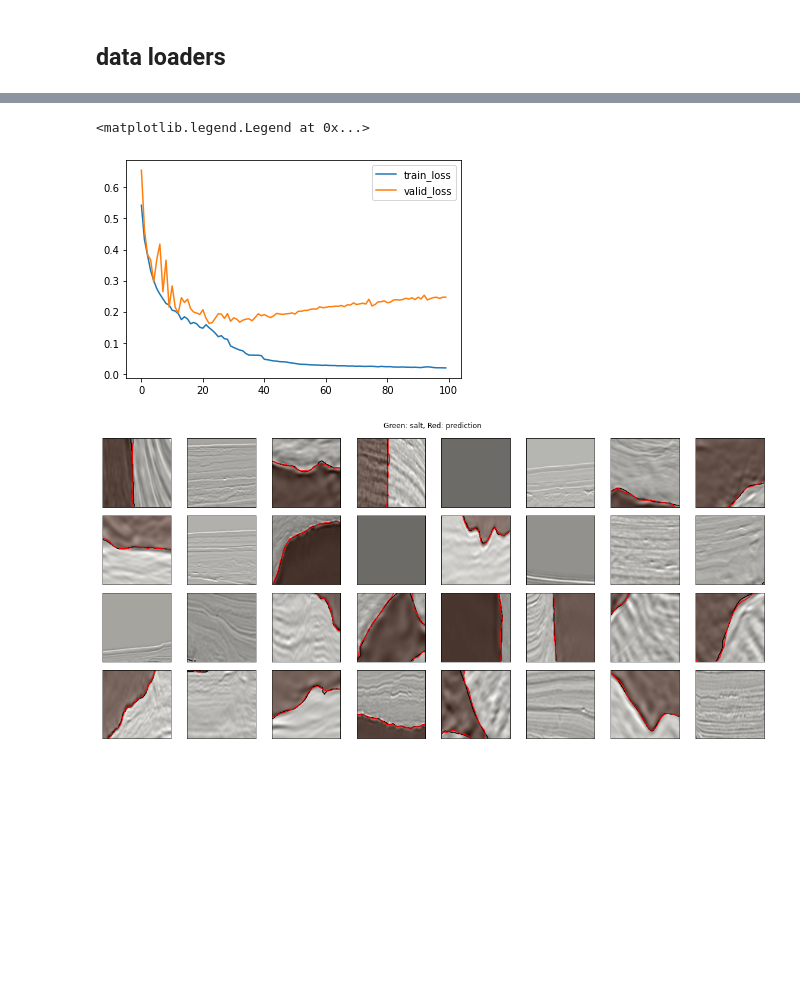
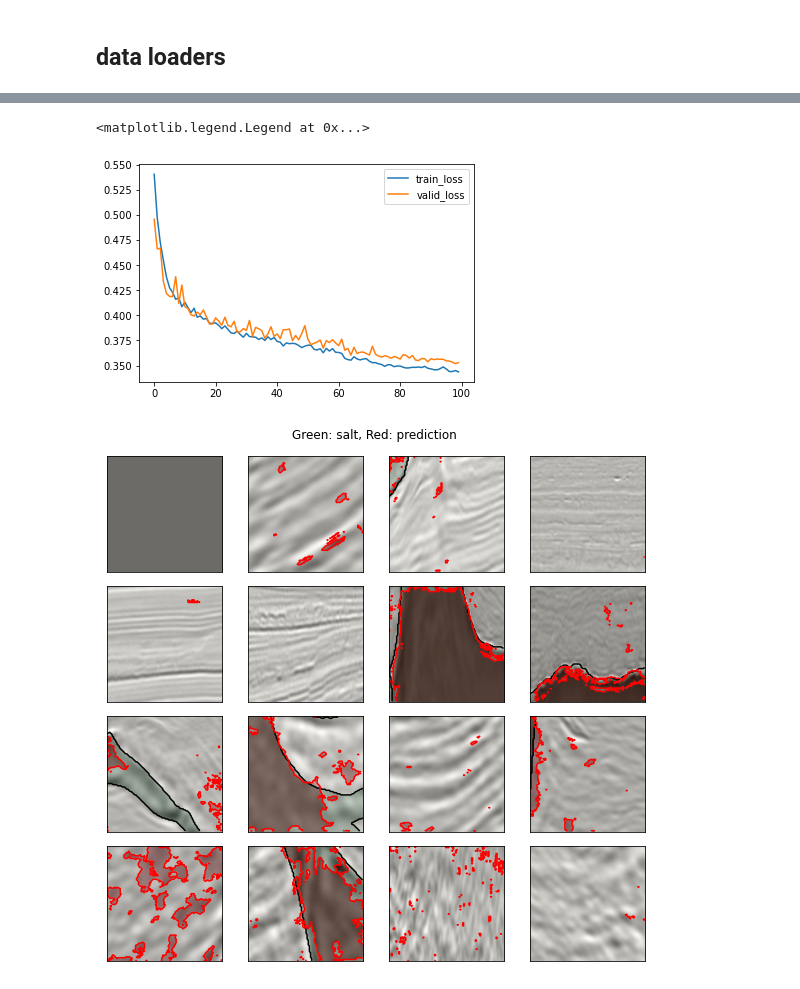
Before and after one commit to ertkonuk/semantic-image-segmentation-with-attention-unet, a Jupyter notebook: semantic-segmentation.ipynb, the cells around one changed output, grey strips where cells are left out. Saved outputs shown, nothing was run; the diff lists cells and outputs as text; code cells hidden in the pictures; blank space fills up the shorter version.

```diff
--- a/semantic-segmentation.ipynb
+++ b/semantic-segmentation.ipynb
@@ -69,7 +69,7 @@ class Args():
     lr = 0.001
 
     # . . batch_size
-    batch_size = 64
+    batch_size = 16
 
     # . . fraction of data to be used in training
     train_size = 0.8
@@ -106,7 +106,7 @@ jprint        = args.jprint
 ## import the data
 # %%
 # . . data root path
-dataroot = 'competition_data'
+dataroot = '../adversarial-semi-supervised-semantic-segmentation/competition_data'
 # . . path for training data
 trainpath = dataroot+'/train'
 # . . validation data
@@ -216,0 +193,19 @@ AttentionUNet(
+# %%
+# . . instantiate the model
+#model = AttentionUNet()
+
+# . . use the parabolic network
+# . . the time step
+h = 1e-1
+# . . the network geometry
+NG = [ 1,  64 , 128, 128, 128,
+       64, 128, 128, 128, 128 ]
+NG = np.reshape(NG, (2,-1))
+# .  weights for the classifier
+W = torch.rand(1, NG[-1, -1], 1, 1)*1e-3
+# . . weights for the CNN
+#K,L = net.init_weights(L_mode='laplacian')
+## . . the parabolic CNN model
+model = PackNet(h, NG, L_mode='rand',device=device)
+# . . send model to device (GPU)
+model.to(device)
@@ -290,31 +305,31 @@ plt.plot(valid_loss)
 plt.legend(['train_loss', 'valid_loss'])
 # %% [output]
 <matplotlib.legend.Legend at 0x...>
-[figure, old version]
+[figure, new version]
 # %%
 # . . test the trained network
 # . . retrieve a new batch
 images, masks_true = next(iter(validloader))
 #images, masks_true = next(iter(trainloader))
 
 # . . send images to device
 images = images.to(device)
 with torch.no_grad():
     # . . pass through the network
     outputs = trainer.model(images)
 
 # . . send to CPU
 outputs    = outputs.cpu()
 
 IoU = utils.get_iou_score(outputs, masks).numpy()
 
 # . . convert images and masks to numpy
 images     = images.cpu().numpy()
 masks_true = masks_true.numpy()
 
 masks_unet = torch.where((outputs)<0., torch.zeros_like(outputs), torch.ones_like(outputs)).numpy()
 
-utils.compare_masks(images, masks_true, masks_unet, 4, 8, iou=None, figsize=(2,2))
+utils.compare_masks(images, masks_true, masks_unet, 4, 4, iou=None, figsize=(2,2))
 #utils.plot_masks(images, masks_unet, 4, 4, figsize=(2,2))
 # %% [output]
-[figure, old version]
+[figure, new version]
```
Also changed, not shown: parts of 21 cells of this notebook, 16 other files.
